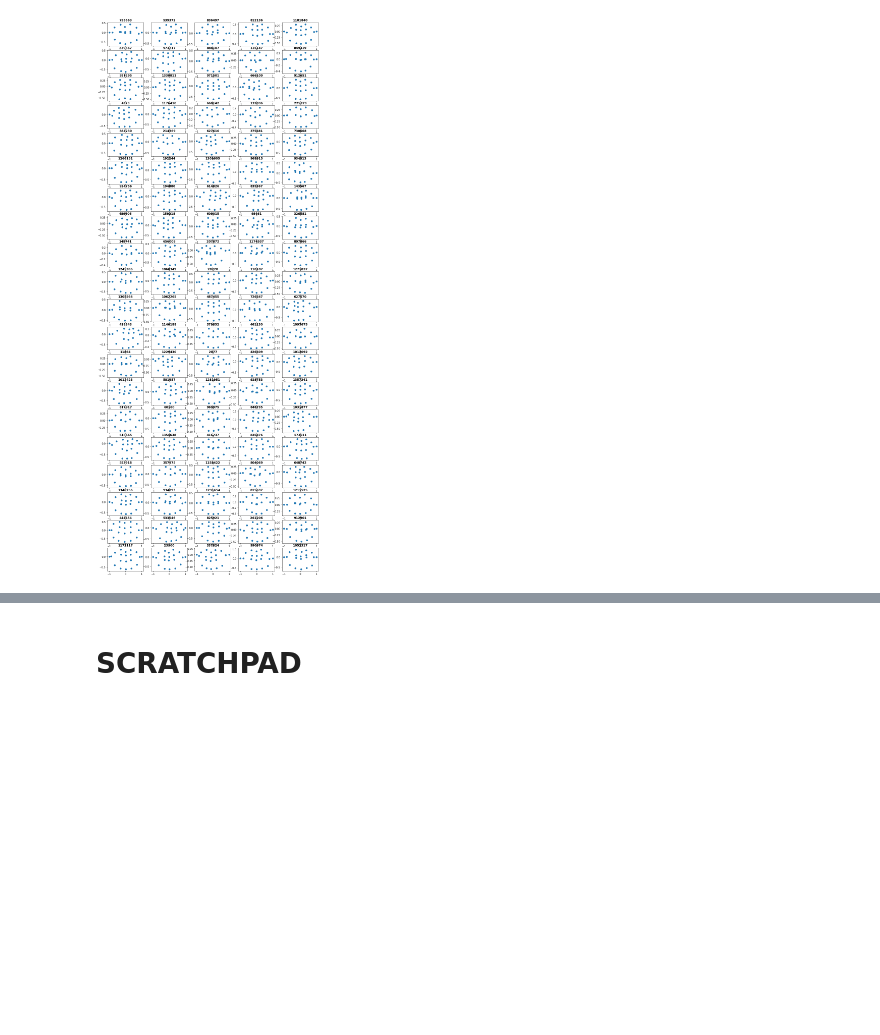
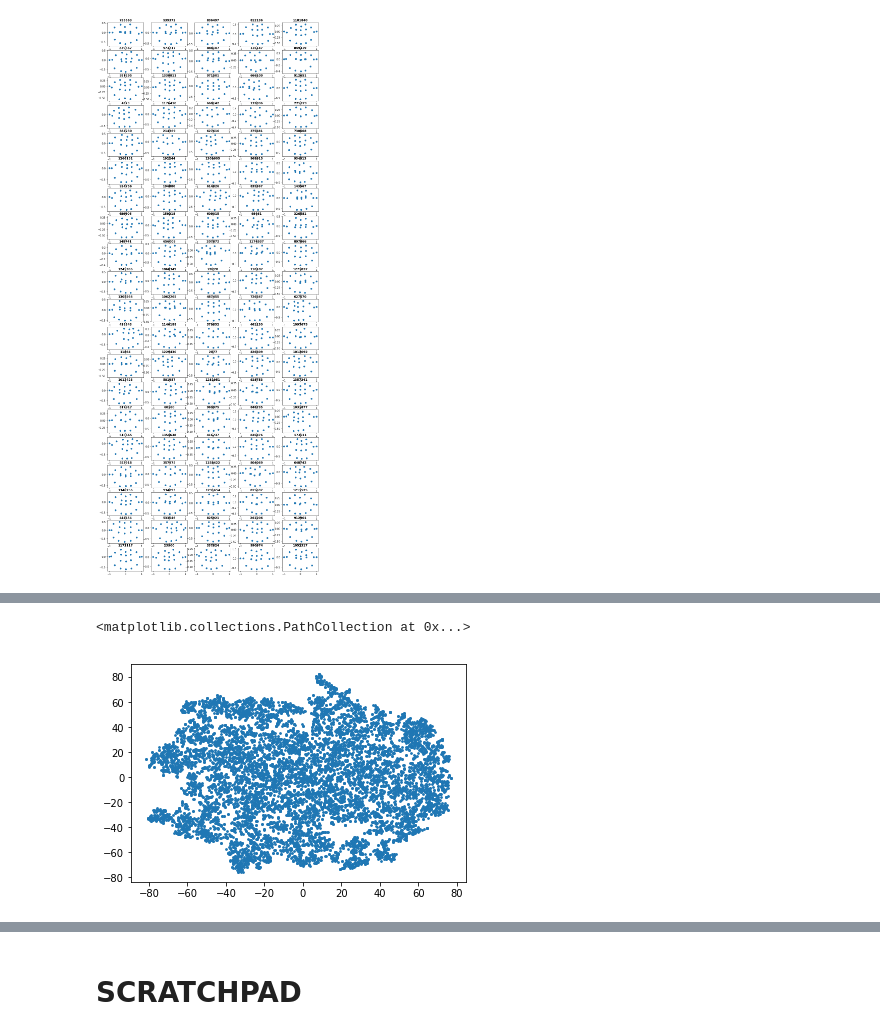
Before and after one commit to voletiv/movie-translation-experiments, a Jupyter notebook: lip_landmarks_experiments/Lip_Landmarks_PCA_Alignment_Cluster.ipynb, the cells around one changed output, grey strips where cells are left out. Drawn from its saved outputs; the diff is of its cells as text; code cells hidden in the pictures; blank space fills up the shorter version.

```diff
--- a/generated_lip_landmarks_experiments/Lip_Landmarks_PCA.ipynb
+++ b/lip_landmarks_experiments/Lip_Landmarks_PCA_Alignment_Cluster.ipynb
@@ -170,0 +258,6 @@ for i in range(N):
+# %%
+# 1000 points
+plt.scatter(random_lip_landmarks_raw_tsne[:, 0], random_lip_landmarks_raw_tsne[:, 1], s=3)
+# %% [output]
+<matplotlib.collections.PathCollection at 0x...>
+[figure, added]
```
Also changed, not shown: parts of 43 cells of this notebook, 11 other files.
